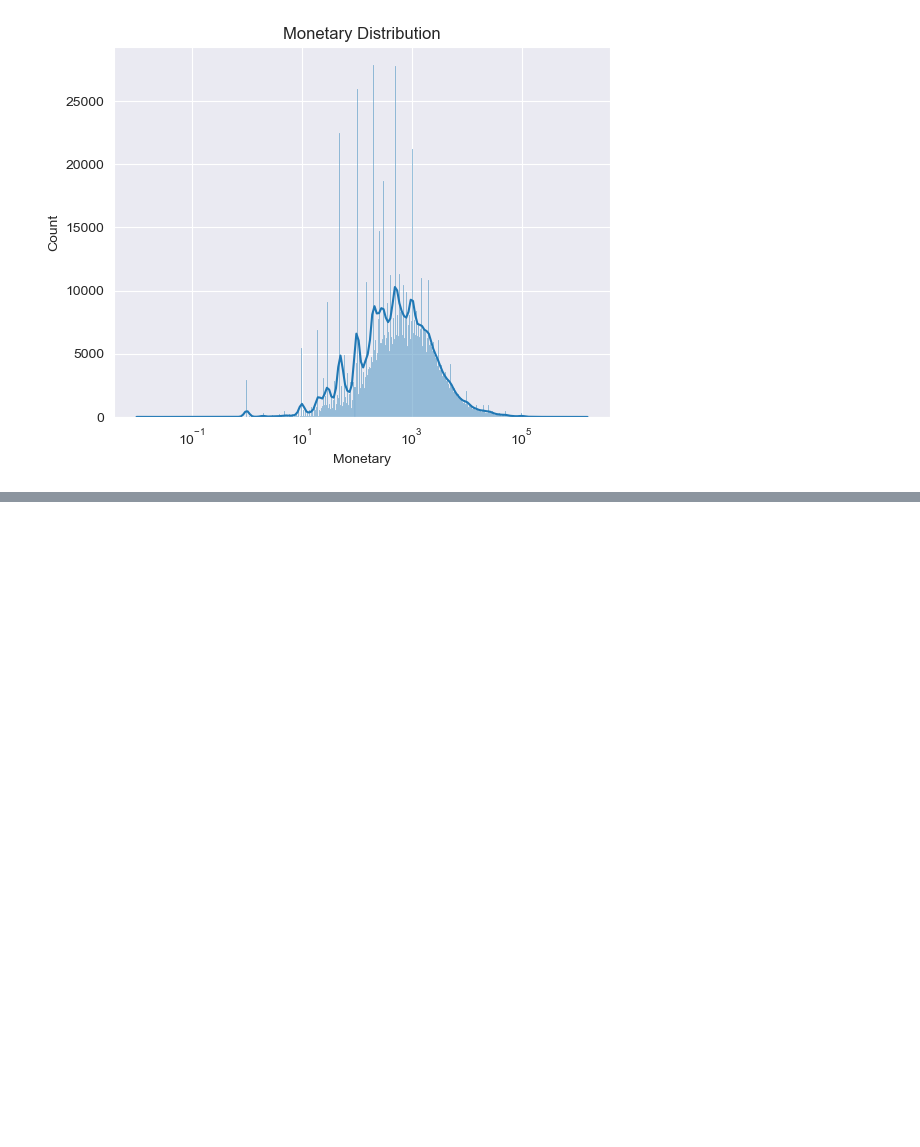
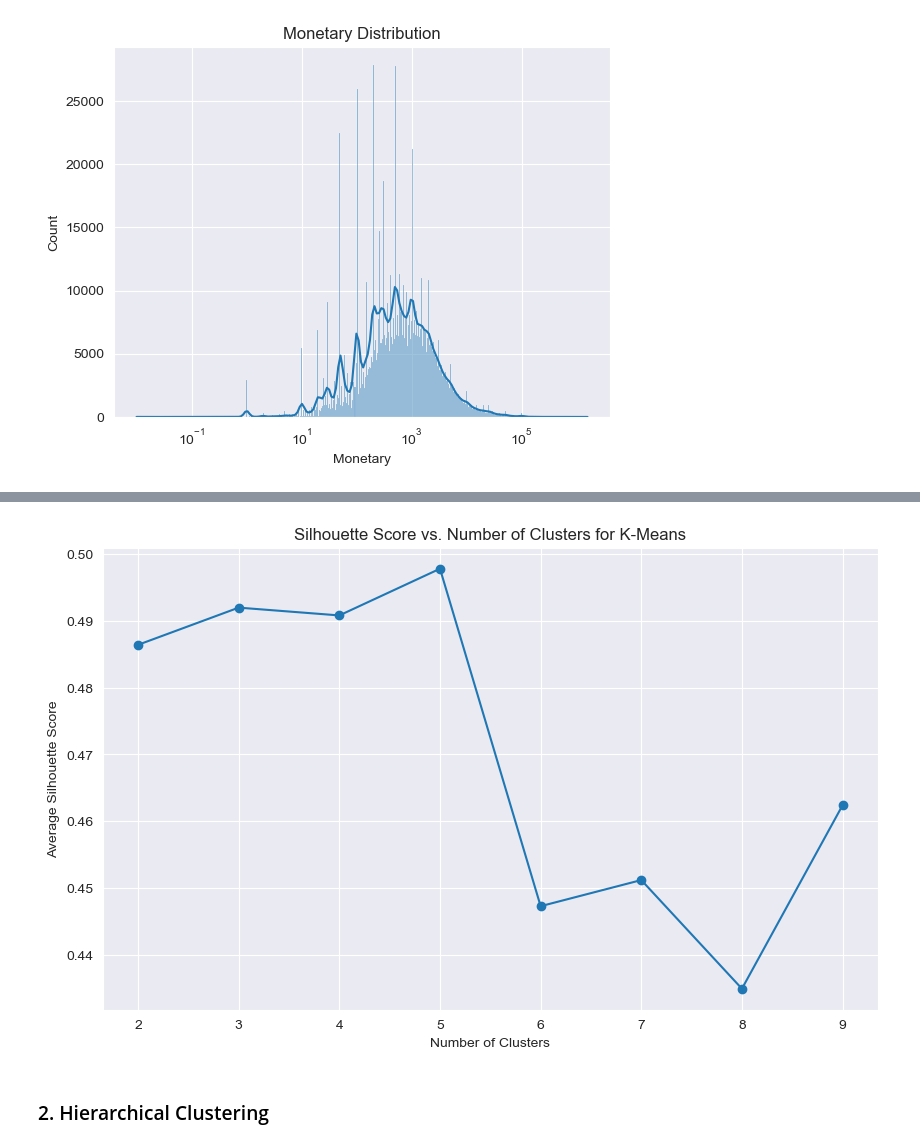
Before and after one commit to GDistories/DSAA5002_Final_Exam, a Jupyter notebook: Q6/Q6_Code/Q6.ipynb, the cells around one changed output, grey strips where cells are left out. Drawn from its saved outputs; the diff is of its cells as text; code cells hidden in the pictures; blank space fills up the shorter version.

```diff
--- a/Q6/Q6_Code/Q6.ipynb
+++ b/Q6/Q6_Code/Q6.ipynb
@@ -383,0 +398,15 @@ Number of customers with zero monetary value: 505
+# %%
+# Choose the features for clustering
+features = bank_customer[['CustomerAge', 'TransactionAmount (INR)', 'CustAccountBalance']]
+
+# Data scaling
+scaler = StandardScaler()
+scaled_features = scaler.fit_transform(features)
+
+
+# Sample the data to speed up the process
+sample = bank_customer.sample(10000, random_state=50015940)
+
+sample_features = sample[['CustomerAge', 'TransactionAmount (INR)', 'CustAccountBalance']]
+scaler_sample = StandardScaler()
+scaled_features_sample = scaler_sample.fit_transform(sample_features)
@@ -383,0 +415,11 @@ Number of customers with zero monetary value: 505
+# %%
+range_n_clusters = range(2, 10)
+k_means_silhouette_avg_scores = []
+
+for n_clusters in range_n_clusters:
+    k_means_cluster = KMeans(n_clusters=n_clusters, n_init=10, random_state=50015940)
+    k_means_cluster_labels = k_means_cluster.fit_predict(scaled_features_sample)
+
+    k_means_silhouette_avg = silhouette_score(scaled_features_sample, k_means_cluster_labels)
+    k_means_silhouette_avg_scores.append(k_means_silhouette_avg)
+    print("For n_clusters =", n_clusters, "The average silhouette_score is :", k_means_silhouette_avg)
@@ -383,0 +435,10 @@ Number of customers with zero monetary value: 505
+# %%
+# Draw the relationship between the number of clusters and the silhouette score for K-Means
+plt.figure(figsize=(10, 6))
+plt.plot(range_n_clusters, k_means_silhouette_avg_scores, marker='o')
+plt.title('Silhouette Score vs. Number of Clusters for K-Means')
+plt.xlabel('Number of Clusters')
+plt.ylabel('Average Silhouette Score')
+plt.show()
+# %% [output]
+[figure, added]
@@ -383,0 +450,2 @@ Number of customers with zero monetary value: 505
+# %% [markdown]
+### 2. Hierarchical Clustering
```
Also changed, not shown: parts of 38 cells of this notebook.
